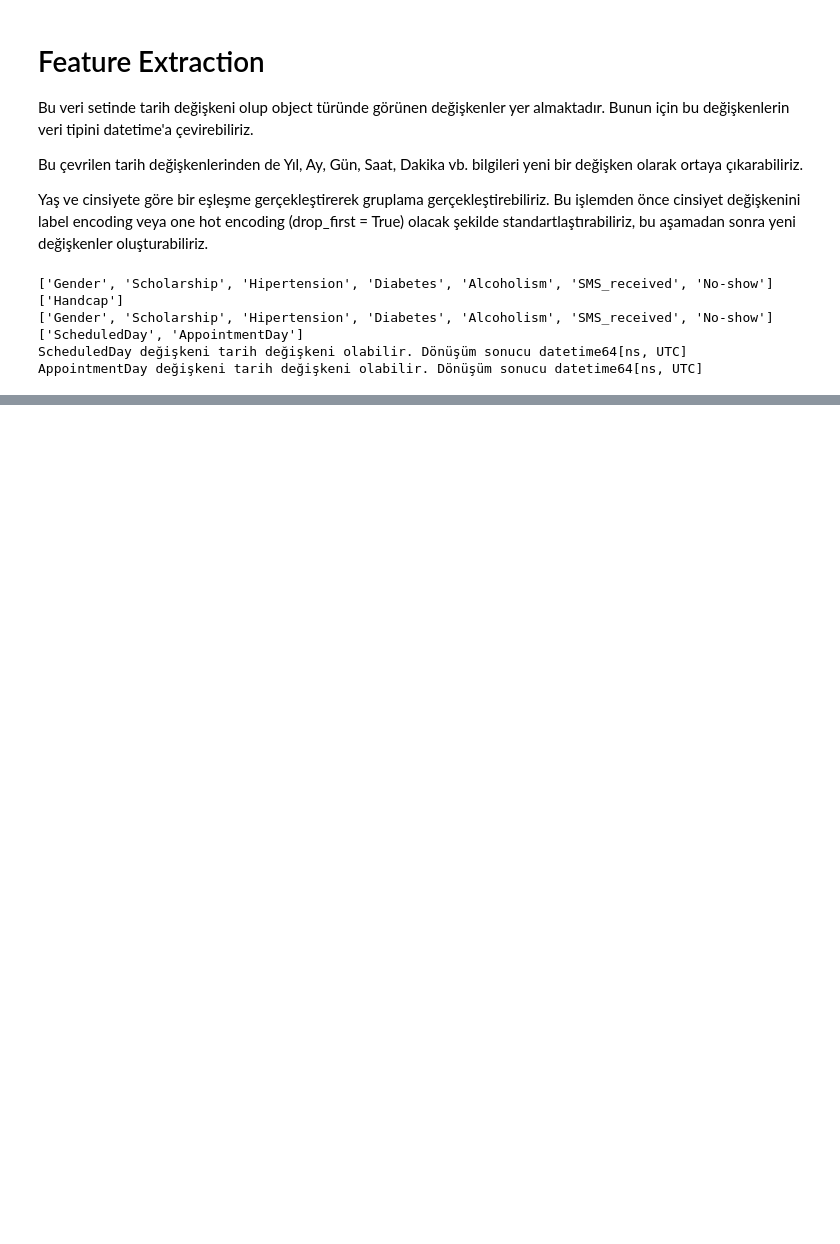
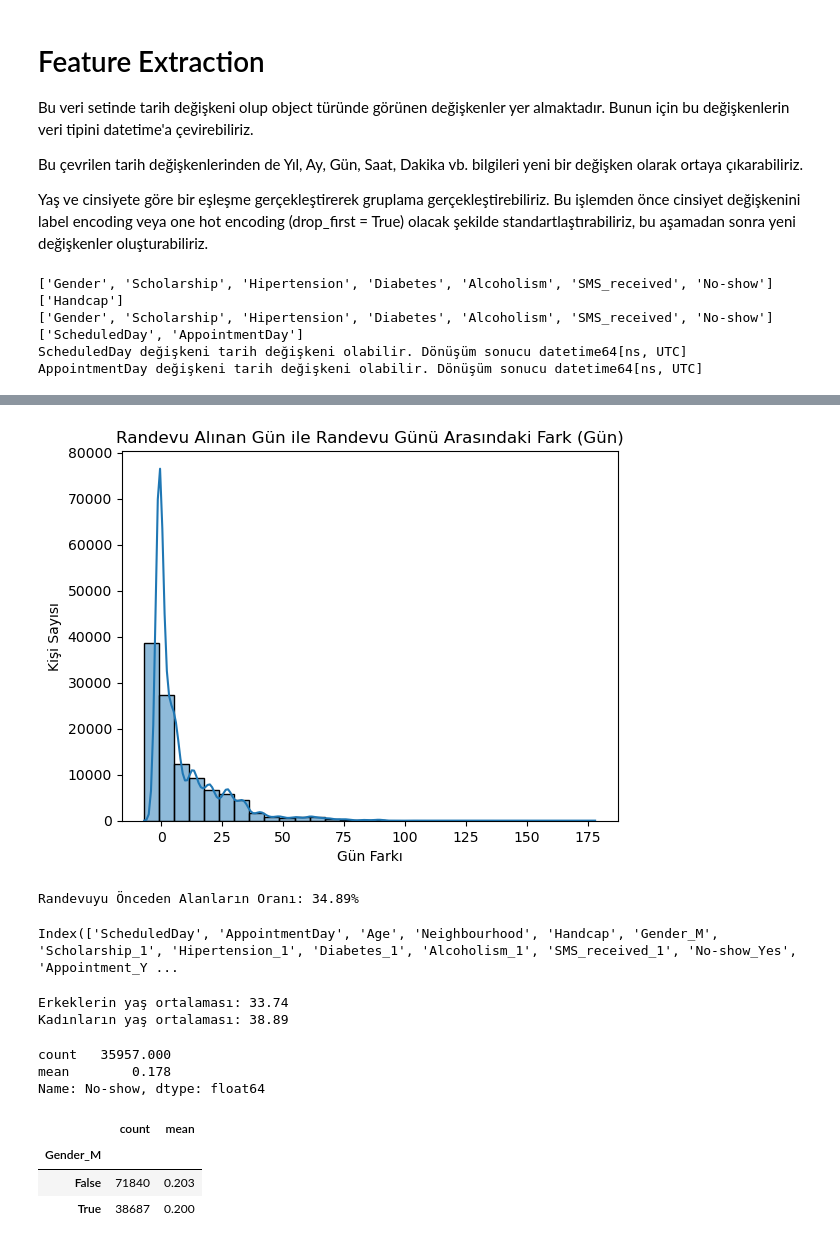
Before and after one commit to UstubecEmre/MedicalAppointmentML, a Jupyter notebook: medical_appointment.ipynb, the cells around one changed output, grey strips where cells are left out. Saved outputs shown, nothing was run; the diff lists cells and outputs as text; code cells hidden in the pictures; blank space fills up the shorter version.

```diff
--- a/medical_appointment.ipynb
+++ b/medical_appointment.ipynb
@@ -530,0 +661,49 @@ Name: count, dtype: int64
+# %%
+sns.histplot(df_ohe['Appointment_Diff'], bins=30, kde=True)
+plt.title("Randevu Alınan Gün ile Randevu Günü Arasındaki Fark (Gün)")
+plt.xlabel("Gün Farkı")
+plt.ylabel("Kişi Sayısı")
+plt.show()
+# %% [output]
+[figure, added]
+# %%
+# Ranevuyu önceden alanların oranı
+neg_ratio = (df_ohe['Appointment_Diff'] < 0).sum() / len(df_ohe)
+print(f"Randevuyu Önceden Alanların Oranı: {neg_ratio:.2%}")
+# %% [output]
+Randevuyu Önceden Alanların Oranı: 34.89%
+# %%
+df_ohe.columns
+# %% [output]
+Index(['ScheduledDay', 'AppointmentDay', 'Age', 'Neighbourhood', 'Handcap', 'Gender_M', 'Scholarship_1', 'Hipertension_1', 'Diabetes_1', 'Alcoholism_1', 'SMS_received_1', 'No-show_Yes', 'Appointment_Y ...
+# %%
+#df_ohe.drop('No-show_Yes', inplace = True, axis= 1)
+#df_ohe.head()
+male_age_mean = df_ohe[df_ohe['Gender_M'] == 1]['Age'].mean()
+print(f"Erkeklerin yaş ortalaması: {male_age_mean:.2f}")
+
+female_age_mean = df_ohe[df_ohe['Gender_M'] == 0]['Age'].mean()
+print(f"Kadınların yaş ortalaması: {female_age_mean:.2f}")
+
+
+# Age x Gender Mixed
+df_ohe[(df_ohe['Age'] < male_age_mean) & (df_ohe['Gender_M'] == 1)]['No-show'].agg(["count", "mean"])
+
+df_ohe[(df_ohe['Age'] > male_age_mean) & (df_ohe['Gender_M'] == 1)]['No-show'].agg(["count", "mean"])
+
+df_ohe[(df_ohe['Age'] < female_age_mean) & (df_ohe['Gender_M'] == 0)]['No-show'].agg(["count", "mean"])
+
+df_ohe[(df_ohe['Age'] > female_age_mean) & (df_ohe['Gender_M'] == 0)]['No-show'].agg(["count", "mean"])
+# %% [output]
+Erkeklerin yaş ortalaması: 33.74
+Kadınların yaş ortalaması: 38.89
+count   35957.000
+mean        0.178
+Name: No-show, dtype: float64
+# %%
+df_ohe.groupby("Gender_M")['No-show'].agg(["count","mean"])
+# %% [output]
+|  | count | mean |
+| Gender_M |  |  |
+| False | 71840 | 0.203 |
+| True | 38687 | 0.200 |
```
Also changed, not shown: parts of 38 cells of this notebook.
